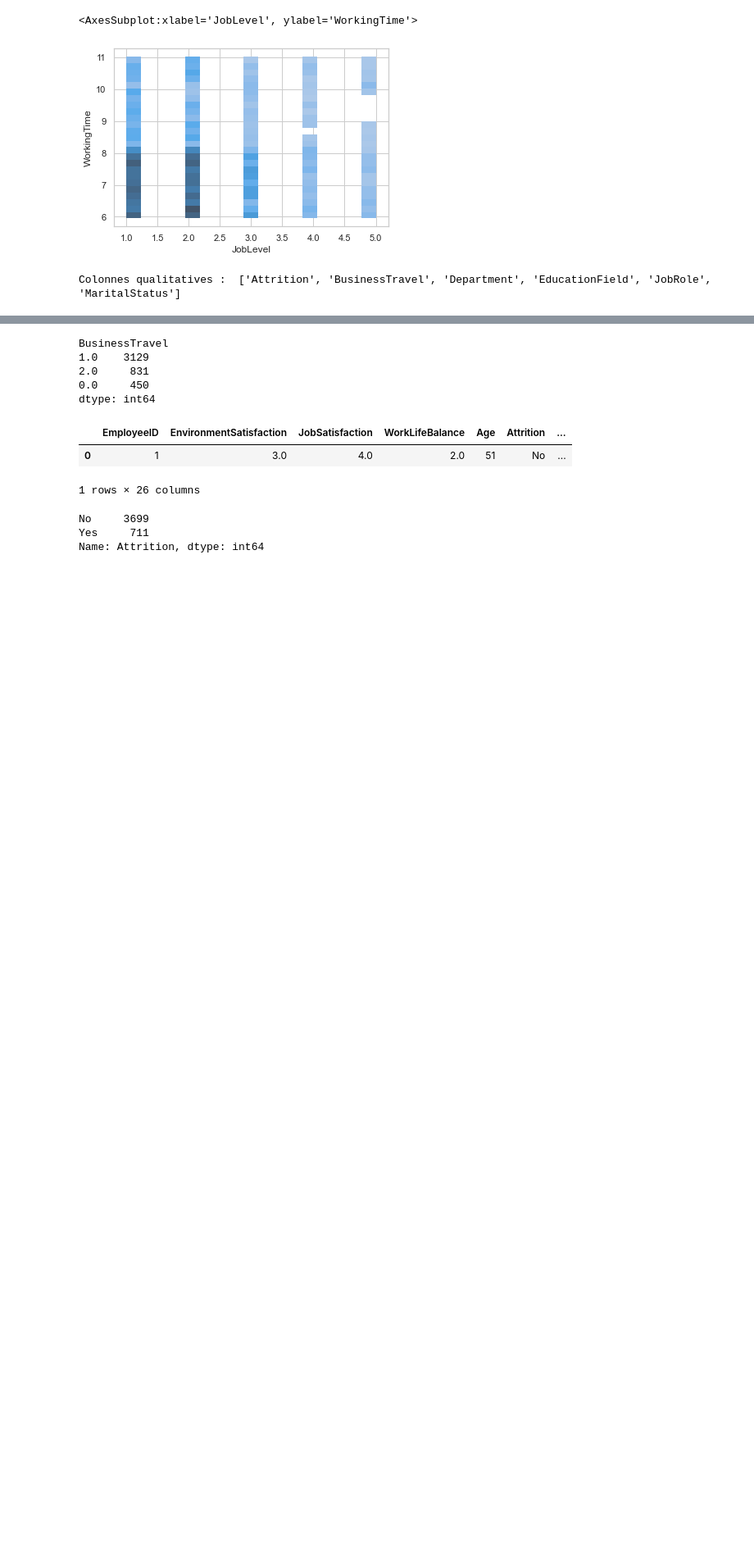
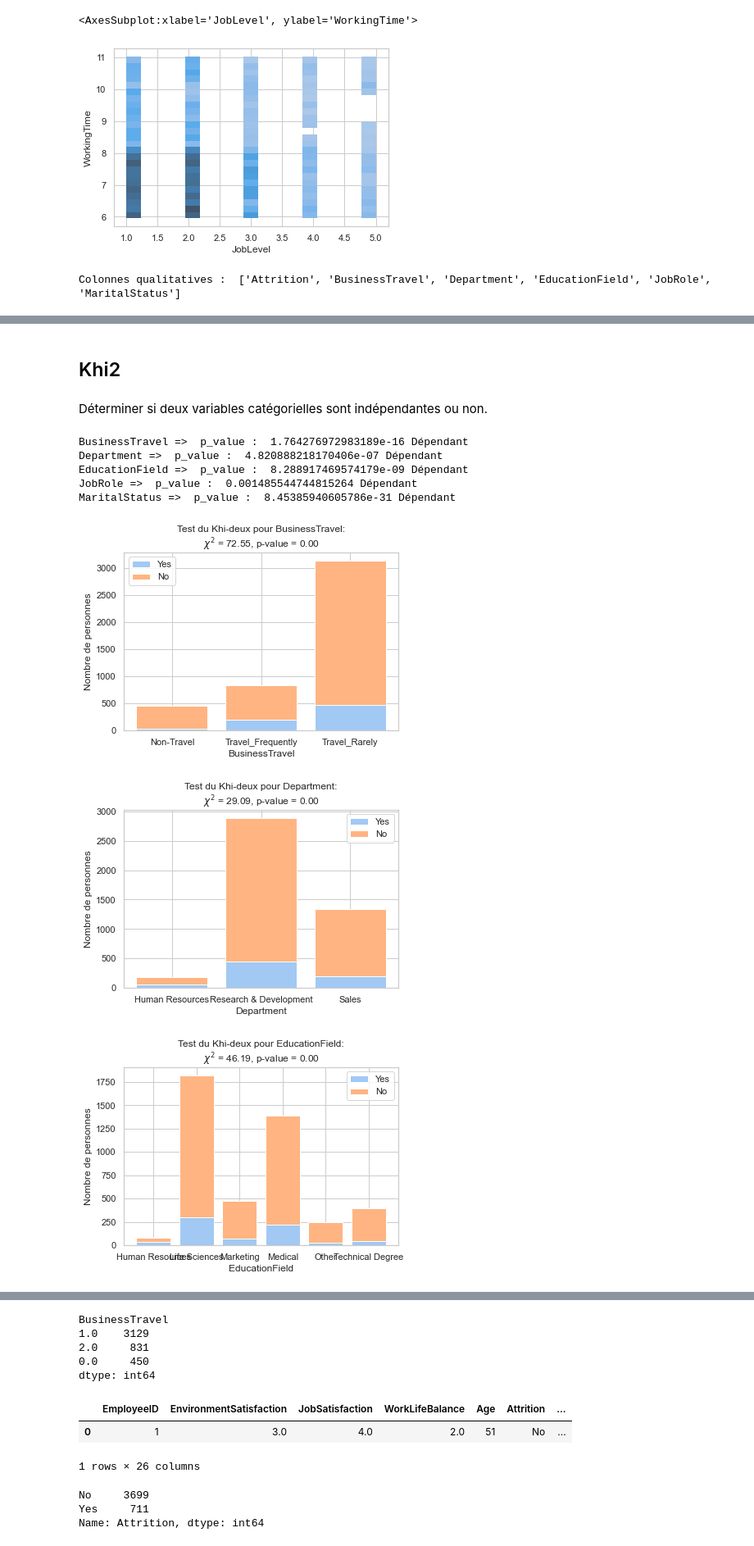
Before and after one commit to itsyanis/Machine-Learning-Project, a Jupyter notebook: Livrable_Projet IA.ipynb, the cells around one changed output, grey strips where cells are left out. Shown at 82% size. Saved outputs shown, nothing was run; the diff lists cells and outputs as text; code cells hidden in the pictures; blank space fills up the shorter version.

```diff
--- a/Livrable_Projet IA.ipynb
+++ b/Livrable_Projet IA.ipynb
@@ -331,0 +325,38 @@ Colonnes qualitatives :  ['Attrition', 'BusinessTravel', 'Department', 'Educatio
+# %% [markdown]
+## Khi2
+# %% [markdown]
+Déterminer si deux variables catégorielles sont indépendantes ou non.
+# %%
+import scipy.stats as stats
+
+for name_column in data_merged.select_dtypes(include=['object']).columns:
+    if (name_column != "Attrition"):
+        matrice = pd.crosstab(data_merged['Attrition'], data_merged[name_column])
+        chi2, pvalue, dof, expected = stats.chi2_contingency(matrice)
+        print(name_column, "=>  p_value : ", pvalue, "\033[32mDépendant\033[0m" if pvalue < 0.05 else "\033[31mIndépendant\033[0m")
+# %% [output]
+BusinessTravel =>  p_value :  1.764276972983189e-16 Dépendant
+Department =>  p_value :  4.820888218170406e-07 Dépendant
+EducationField =>  p_value :  8.288917469574179e-09 Dépendant
+JobRole =>  p_value :  0.001485544744815264 Dépendant
+MaritalStatus =>  p_value :  8.45385940605786e-31 Dépendant
+# %%
+import matplotlib.pyplot as plt
+
+for name_column in data_merged.select_dtypes(include=['object']).columns:
+    if (name_column != "Attrition"):
+        matrice = pd.crosstab(data_merged['Attrition'], data_merged[name_column])
+        chi2, pvalue,dof, expected = stats.chi2_contingency(matrice)
+
+        fig, ax = plt.subplots()
+        ax.bar(matrice.columns, matrice.loc['Yes'], label='Yes')
+        ax.bar(matrice.columns, matrice.loc['No'], bottom=matrice.loc['Yes'], label='No')
+        ax.set_xlabel(name_column)
+        ax.set_ylabel('Nombre de personnes')
+        ax.legend()
+        ax.set_title(f'Test du Khi-deux pour {name_column}:\n$\chi^2$ = {chi2:.2f}, p-value = {pvalue:.2f}')
+        plt.show()
+# %% [output]
+[figure, added]
+[figure, added]
+[figure, added]
```
Also changed, not shown: parts of 36 cells of this notebook.
